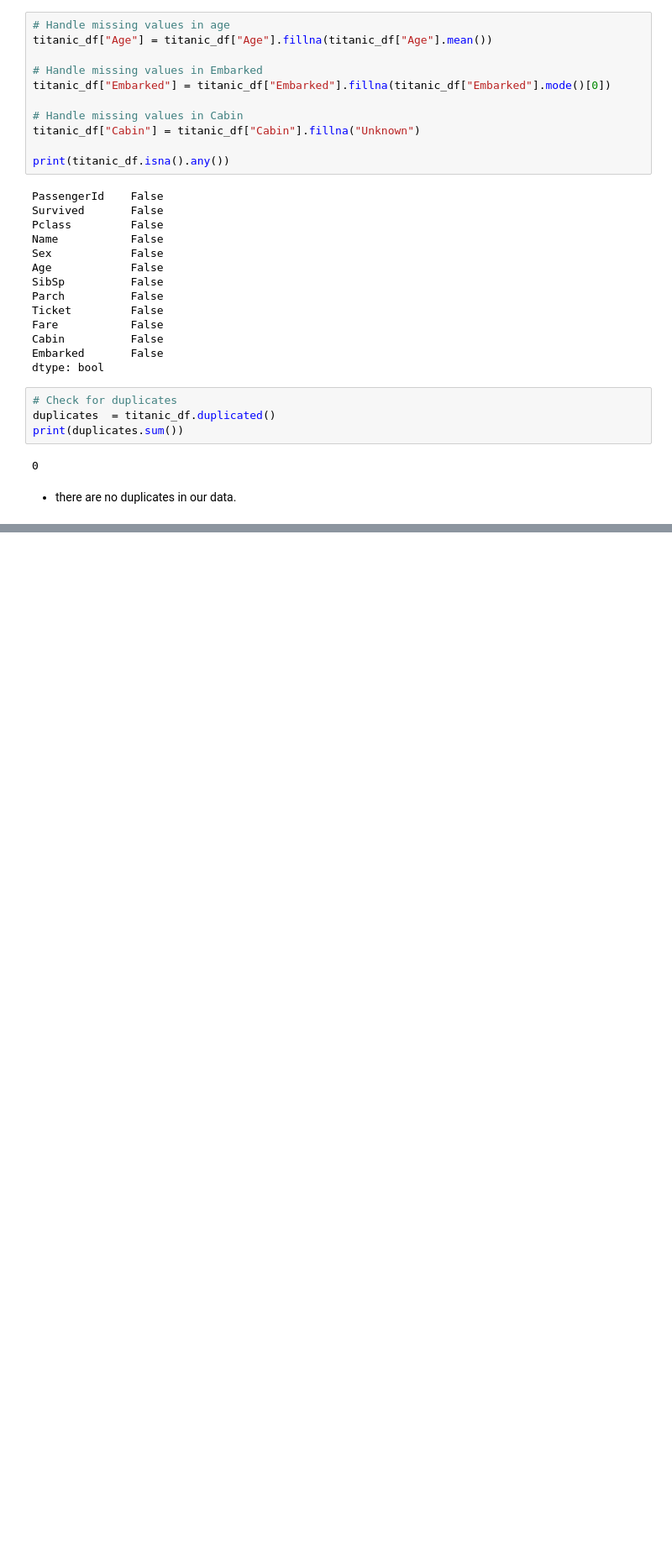
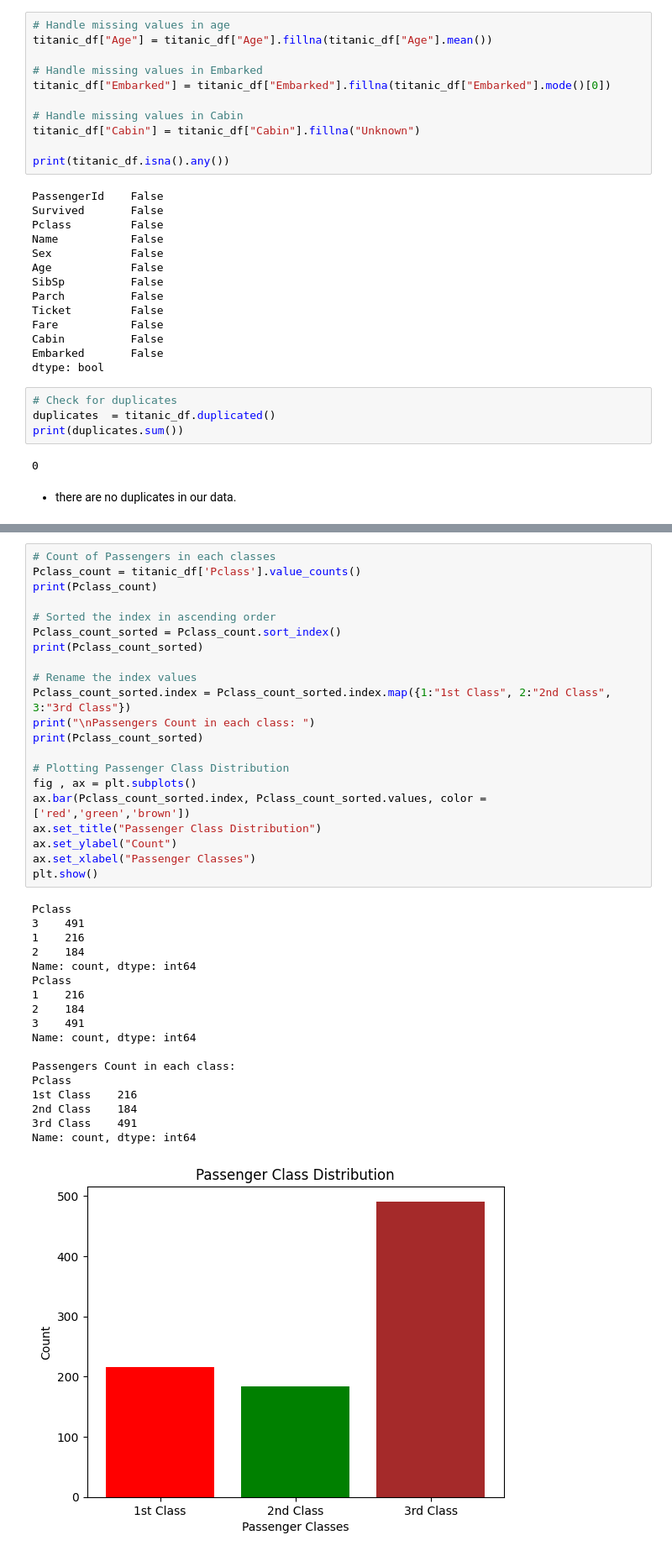
Before and after one commit to mariamkhan04/PRODIGY_DS_02, a Jupyter notebook: Titanic_Analysis.ipynb, the cells around one changed output, grey strips where cells are left out. Shown at 84% size. Drawn from its saved outputs; the diff is of its cells as text; blank space fills up the shorter version.

```diff
--- a/Titanic_Analysis.ipynb
+++ b/Titanic_Analysis.ipynb
@@ -132,0 +186,40 @@ print(duplicates.sum())
+# %%
+# Count of Passengers in each classes
+Pclass_count = titanic_df['Pclass'].value_counts()
+print(Pclass_count)
+
+# Sorted the index in ascending order
+Pclass_count_sorted = Pclass_count.sort_index()
+print(Pclass_count_sorted)
+
+# Rename the index values
+Pclass_count_sorted.index = Pclass_count_sorted.index.map({1:"1st Class", 2:"2nd Class", 3:"3rd Class"})
+print("\nPassengers Count in each class: ")
+print(Pclass_count_sorted)
+
+# Plotting Passenger Class Distribution
+fig , ax = plt.subplots()
+ax.bar(Pclass_count_sorted.index, Pclass_count_sorted.values, color = ['red','green','brown'])
+ax.set_title("Passenger Class Distribution")
+ax.set_ylabel("Count")
+ax.set_xlabel("Passenger Classes")
+plt.show()
+# %% [output]
+Pclass
+3    491
+1    216
+2    184
+Name: count, dtype: int64
+Pclass
+1    216
+2    184
+3    491
+Name: count, dtype: int64
+
+Passengers Count in each class:
+Pclass
+1st Class    216
+2nd Class    184
+3rd Class    491
+Name: count, dtype: int64
+[figure, added]
```
Also changed, not shown: parts of 19 cells of this notebook.
